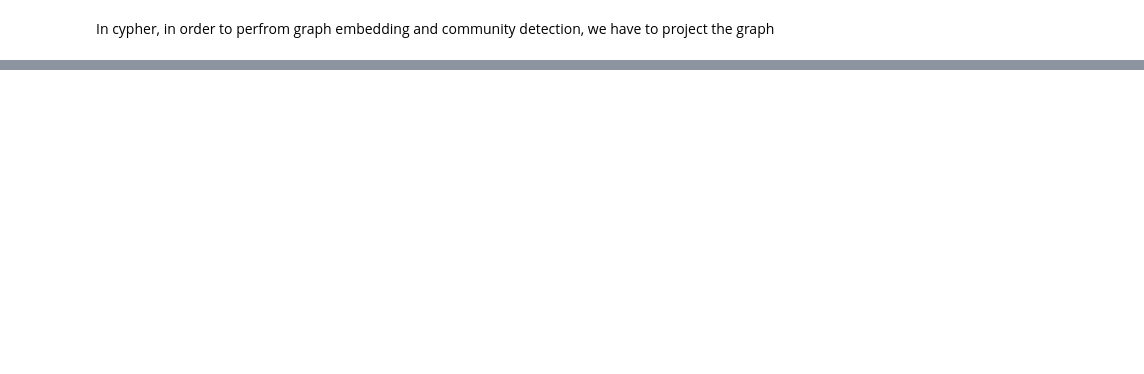
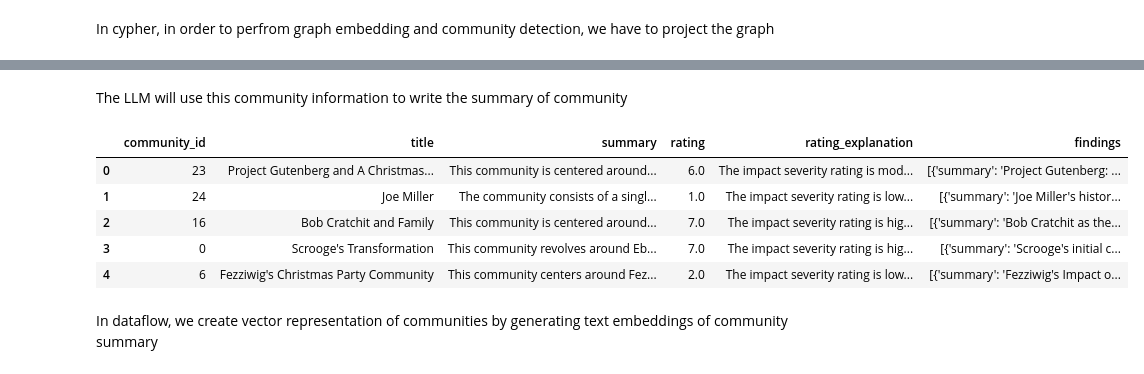
Before and after one commit to MeoDen1/RAG-with-Unstructured-Data, a Jupyter notebook: v3/build.ipynb, the cells around one changed output, grey strips where cells are left out. Saved outputs shown, nothing was run; the diff lists cells and outputs as text; code cells hidden in the pictures; blank space fills up the shorter version.

````diff
--- a/v3/build.ipynb
+++ b/v3/build.ipynb
@@ -379,0 +340,9 @@ query = """
+# %%
+# Get list of community id
+query = """
+MATCH (n:Entity) RETURN DISTINCT n.communityId AS communityId
+"""
+result = kg.query(query)
+cid = []
+for obj in result:
+    cid.append(obj['communityId'])
@@ -379,0 +369,42 @@ query = """
+# %% [markdown]
+The LLM will use this community information to write the summary of community
+# %%
+# For each community id, we extract entities and relevant relationships and use LLM to summarize community
+from prompts import community_summarize_prompts
+from LLM import GeminiModel
+import time
+import cypher_query as cq
+importlib.reload(cq)
+llm = GeminiModel("gemini-1.5-flash-001")
+
+communities = []
+
+for id in cid:
+    entities, relationships = cq.get_community_info(kg, id)
+
+    prompt = community_summarize_prompts.get_prompt(entities, relationships)
+
+    try:
+        result = llm.generate(prompt)
+
+        result = result.replace('```', '').replace("json", "")
+
+        # Load data from LLM result
+        data = json.loads(result)
+
+        communities.append([id, data["title"], data["summary"], data['rating'], data['rating_explanation'], data['findings']])
+        time.sleep(5)
+
+    except Exception as exp:
+        print(f"Error encouter: {exp}")
+# %%
+# save to temp file
+df = pd.DataFrame(communities, columns=['community_id', 'title', 'summary', 'rating', 'rating_explanation', 'findings'])
+df.head()
+# %% [output]
+|  | community_id | title | summary | rating | rating_explanation | findings |
+| 0 | 23 | Project Gutenberg and A Christmas... | This community is centered around... | 6.0 | The impact severity rating is mod... | [{'summary': 'Project Gutenberg: ... |
+| 1 | 24 | Joe Miller | The community consists of a singl... | 1.0 | The impact severity rating is low... | [{'summary': 'Joe Miller's histor... |
+| 2 | 16 | Bob Cratchit and Family | This community is centered around... | 7.0 | The impact severity rating is hig... | [{'summary': 'Bob Cratchit as the... |
+| 3 | 0 | Scrooge's Transformation | This community revolves around Eb... | 7.0 | The impact severity rating is hig... | [{'summary': 'Scrooge's initial c... |
+| 4 | 6 | Fezziwig's Christmas Party Community | This community centers around Fez... | 2.0 | The impact severity rating is low... | [{'summary': 'Fezziwig's Impact o... |
@@ -379,0 +414,2 @@ query = """
+# %% [markdown]
+In dataflow, we create vector representation of communities by generating text embeddings of community summary
````
Also changed, not shown: parts of 40 cells of this notebook, 16 other files.
